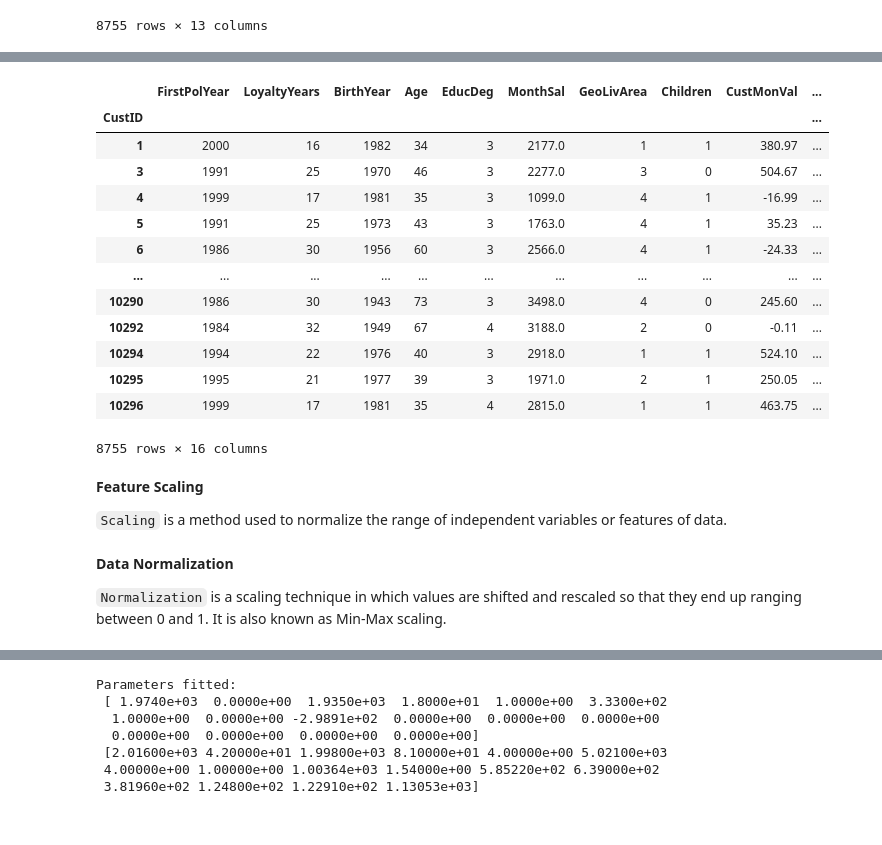
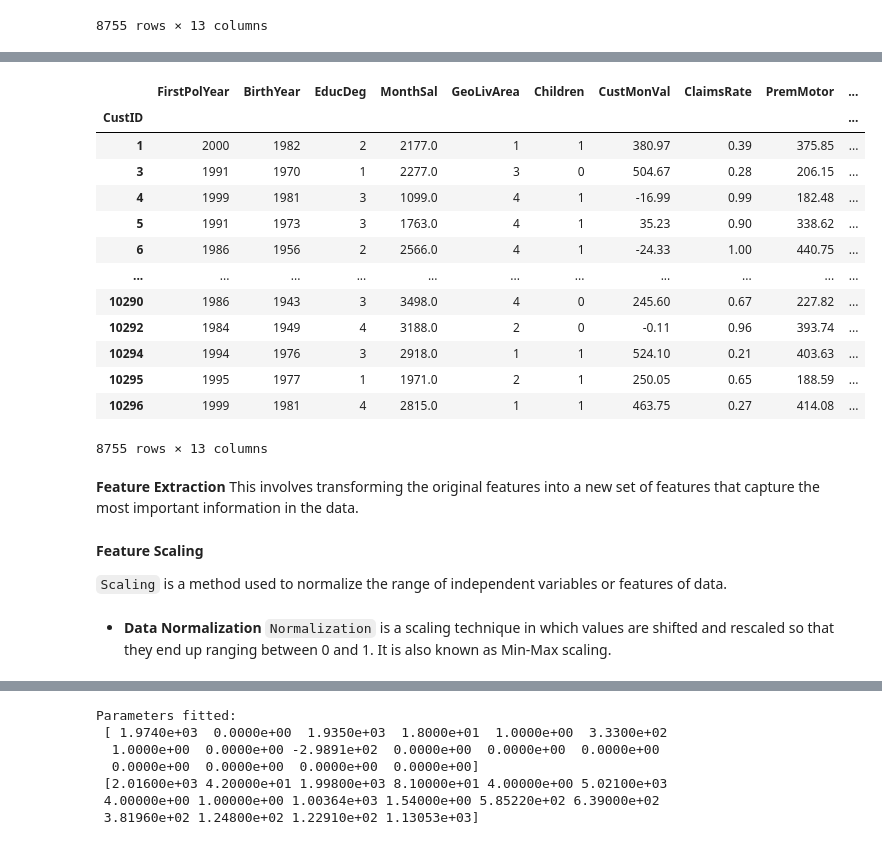
Before and after one commit to NassarX/insurance-customers-segmentation, a Jupyter notebook: a2z_insurance.ipynb, the cells around one changed output, grey strips where cells are left out. Drawn from its saved outputs; the diff is of its cells as text; code cells hidden in the pictures.

```diff
--- a/a2z_insurance.ipynb
+++ b/a2z_insurance.ipynb
@@ -125,6 +125,7 @@ config = configparser.ConfigParser()
 config.read('config.ini')
 figures_path = config['assets']['figures_path']
 images_path = config['assets']['images_path']
+current_year = 2016
 
 helper = Helper()
 # %% [markdown]
@@ -578,7 +577,7 @@ __Drop Outliers and inconsistent values__
 filter_2 = (
          ((df['BirthYear'] < 1908) | (df['BirthYear'] > 1998))
         | ((df['BirthYear'] > 1998) & (df['Children'] == 1))
-        | (df['FirstPolYear'] > 2016)
+        | (df['FirstPolYear'] > current_year)
 )
 df_demographics_outliers = df[filter_2]
 
@@ -744,12 +733,3 @@ __Feature Extraction__
-# %%
-# inserting new column 'Age' to carry customer age.
-df.insert(2, 'Age', 2016 - df['BirthYear'])
-
-# Number of Years of Loyalty
-df.insert(1, 'LoyaltyYears', 2016 - df['FirstPolYear'])
-
-# Summing All premiums
-df.insert(15, 'TotalPremium',  df['PremLife'] + df['PremWork'] + df['PremMotor'] + df['PremHealth'] + df['PremHousehold'])
 # %%
 df.head()
 # %% [output]
@@ -790,8 +777,9 @@ __Variable transform__
 # %%
 # Customer with age 23+ and still in basic or high school
+income_mean = df['MonthSal'].mean()
 filter_4 = (
-    (df['Age'] > 23) & (df['EducDeg'] < 3)
-   # | (df['Age'] <= 23) & (df['EducDeg'] > 2)
-  # | (df['Age'] <= 18) & (df['EducDeg'] > 2)
+        (current_year - df['BirthYear'] > 23)
+        & (df['EducDeg'] < 3) & (df['MonthSal'] > income_mean)
 )
 df_education_incorrect = df[filter_4]
+df_education_incorrect
@@ -798,20 +801,23 @@ df_education_incorrect = df[filter_4]
 # %%
-educ_mode = df[(df['Age'] > 23) & (df['EducDeg'] >= 3)]['EducDeg'].mode()
+educ_mode = df[(current_year - df['BirthYear']) > 23 ]['EducDeg'].mode()
 df_education_incorrect['EducDeg'] = educ_mode.values[0]
 df.loc[df_education_incorrect.index, 'EducDeg'] = df_education_incorrect['EducDeg'].values
 df
 # %% [output]
-|  | FirstPolYear | LoyaltyYears | BirthYear | Age | EducDeg | MonthSal | GeoLivArea | Children | CustMonVal | ... |
+|  | FirstPolYear | BirthYear | EducDeg | MonthSal | GeoLivArea | Children | CustMonVal | ClaimsRate | PremMotor | ... |
 | CustID |  |  |  |  |  |  |  |  |  | ... |
-| 1 | 2000 | 16 | 1982 | 34 | 3 | 2177.0 | 1 | 1 | 380.97 | ... |
-| 3 | 1991 | 25 | 1970 | 46 | 3 | 2277.0 | 3 | 0 | 504.67 | ... |
-| 4 | 1999 | 17 | 1981 | 35 | 3 | 1099.0 | 4 | 1 | -16.99 | ... |
-| 5 | 1991 | 25 | 1973 | 43 | 3 | 1763.0 | 4 | 1 | 35.23 | ... |
-| 6 | 1986 | 30 | 1956 | 60 | 3 | 2566.0 | 4 | 1 | -24.33 | ... |
+| 1 | 2000 | 1982 | 2 | 2177.0 | 1 | 1 | 380.97 | 0.39 | 375.85 | ... |
+| 3 | 1991 | 1970 | 1 | 2277.0 | 3 | 0 | 504.67 | 0.28 | 206.15 | ... |
+| 4 | 1999 | 1981 | 3 | 1099.0 | 4 | 1 | -16.99 | 0.99 | 182.48 | ... |
+| 5 | 1991 | 1973 | 3 | 1763.0 | 4 | 1 | 35.23 | 0.90 | 338.62 | ... |
+| 6 | 1986 | 1956 | 2 | 2566.0 | 4 | 1 | -24.33 | 1.00 | 440.75 | ... |
 | ... | ... | ... | ... | ... | ... | ... | ... | ... | ... | ... |
-| 10290 | 1986 | 30 | 1943 | 73 | 3 | 3498.0 | 4 | 0 | 245.60 | ... |
-| 10292 | 1984 | 32 | 1949 | 67 | 4 | 3188.0 | 2 | 0 | -0.11 | ... |
-| 10294 | 1994 | 22 | 1976 | 40 | 3 | 2918.0 | 1 | 1 | 524.10 | ... |
-| 10295 | 1995 | 21 | 1977 | 39 | 3 | 1971.0 | 2 | 1 | 250.05 | ... |
-| 10296 | 1999 | 17 | 1981 | 35 | 4 | 2815.0 | 1 | 1 | 463.75 | ... |
+| 10290 | 1986 | 1943 | 3 | 3498.0 | 4 | 0 | 245.60 | 0.67 | 227.82 | ... |
+| 10292 | 1984 | 1949 | 4 | 3188.0 | 2 | 0 | -0.11 | 0.96 | 393.74 | ... |
+| 10294 | 1994 | 1976 | 3 | 2918.0 | 1 | 1 | 524.10 | 0.21 | 403.63 | ... |
+| 10295 | 1995 | 1977 | 1 | 1971.0 | 2 | 1 | 250.05 | 0.65 | 188.59 | ... |
+| 10296 | 1999 | 1981 | 4 | 2815.0 | 1 | 1 | 463.75 | 0.27 | 414.08 | ... |
-8755 rows × 16 columns
+8755 rows × 13 columns
+# %% [markdown]
+__Feature Extraction__
+This involves transforming the original features into a new set of features that capture the most important information in the data.
@@ -820,8 +835,7 @@ __Feature Scaling__
 
 `Scaling` is a method used to normalize the range of independent variables or features of data.
 # %% [markdown]
-__Data Normalization__
-
+- __Data Normalization__
 `Normalization` is a scaling technique in which values are shifted and rescaled so that they end up ranging between 0 and 1. It is also known as Min-Max scaling.
 # %%
 df_norm_scaled = df.copy()
```
Also changed, not shown: parts of 86 cells of this notebook, 9 other files.
